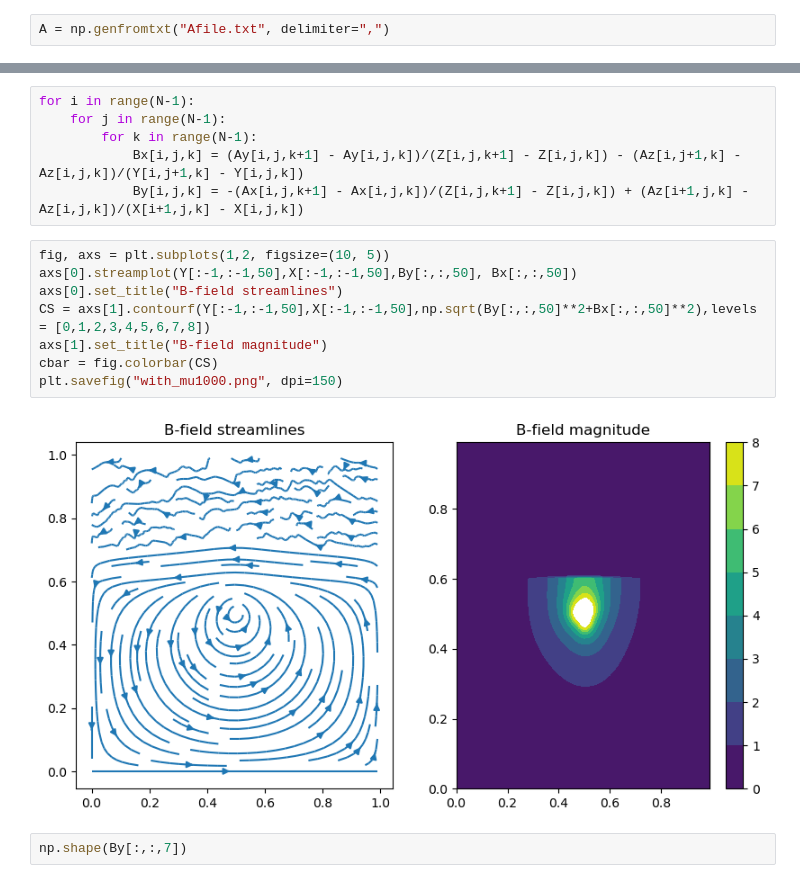
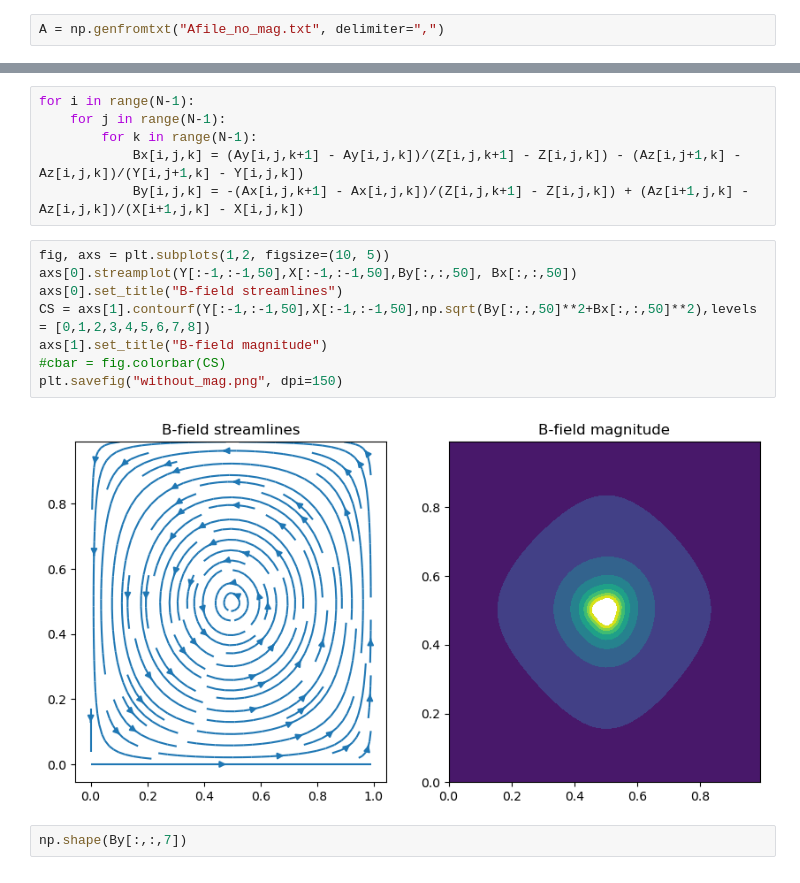
Before and after one commit to feedbec/FIT, a Jupyter notebook: Untitled.ipynb, the cells around one changed output, grey strips where cells are left out. Cells and saved outputs as stored; diff of their text form.

```diff
--- a/Untitled.ipynb
+++ b/Untitled.ipynb
@@ -2,7 +2,7 @@
 import numpy as np
 import matplotlib.pyplot as plt
 # %%
-A = np.genfromtxt("Afile.txt", delimiter=",")
+A = np.genfromtxt("Afile_no_mag.txt", delimiter=",")
 # %%
 N=101
 X=np.ndarray((N,N,N),dtype=float)
@@ -32,13 +32,13 @@ for i in range(N-1):
 # %%
 fig, axs = plt.subplots(1,2, figsize=(10, 5))
 axs[0].streamplot(Y[:-1,:-1,50],X[:-1,:-1,50],By[:,:,50], Bx[:,:,50])
 axs[0].set_title("B-field streamlines")
 CS = axs[1].contourf(Y[:-1,:-1,50],X[:-1,:-1,50],np.sqrt(By[:,:,50]**2+Bx[:,:,50]**2),levels = [0,1,2,3,4,5,6,7,8])
 axs[1].set_title("B-field magnitude")
-cbar = fig.colorbar(CS)
-plt.savefig("with_mu1000.png", dpi=150)
+#cbar = fig.colorbar(CS)
+plt.savefig("without_mag.png", dpi=150)
 # %% [output]
-[figure, old version]
+[figure, new version]
 # %%
 np.shape(By[:,:,7])
 # %% [output]
```
Also changed, not shown: 14 other files.
